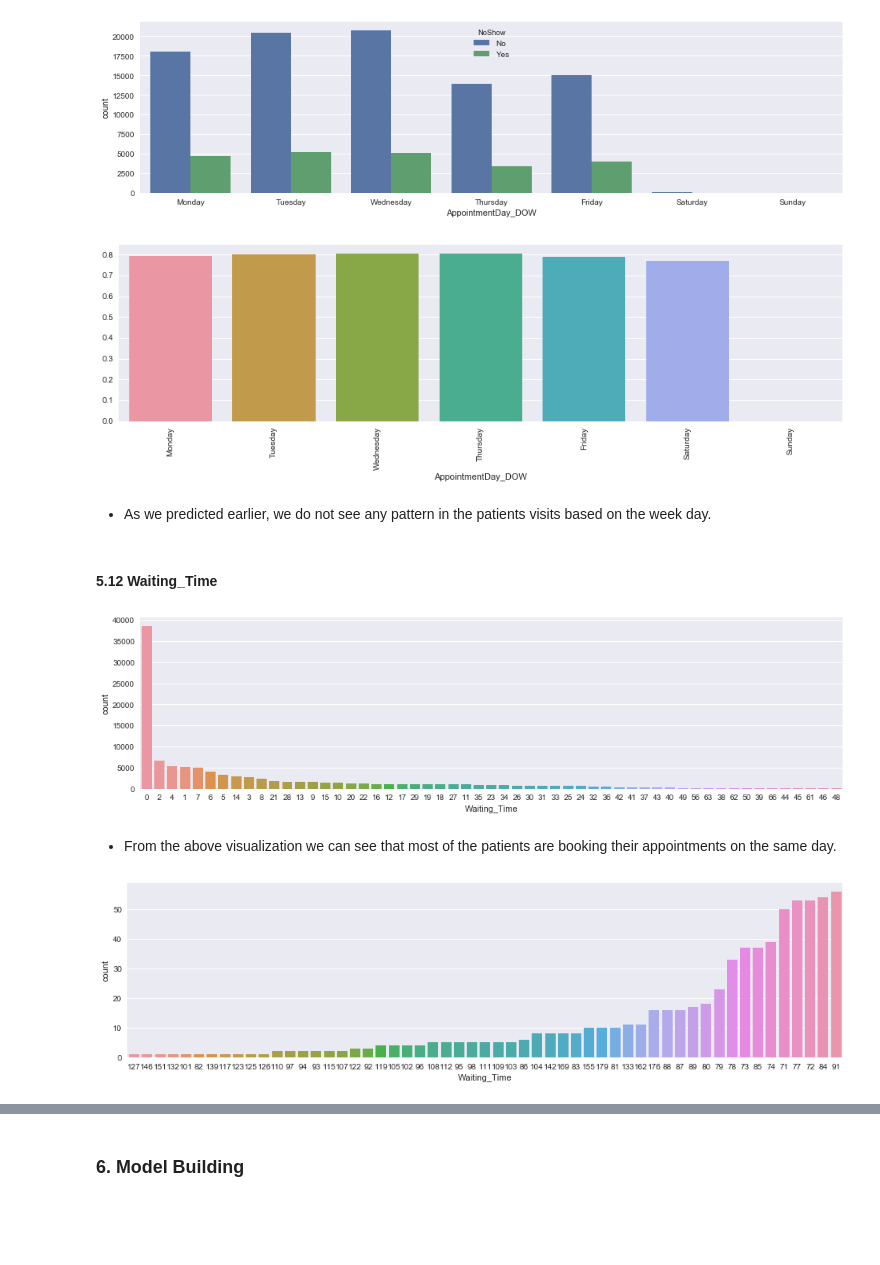
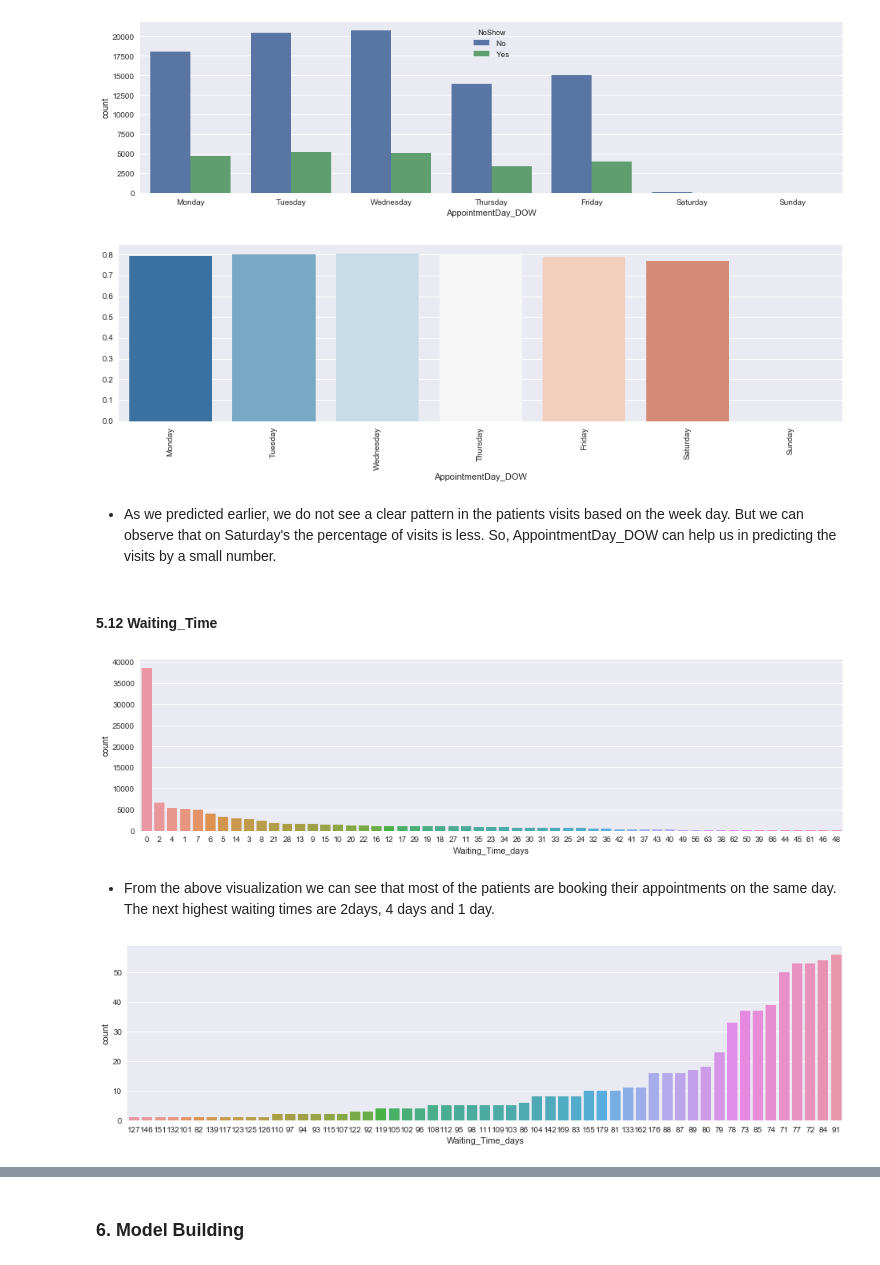
Before and after one commit to samratp-zz/Udacity_ML_Foundation, a Jupyter notebook: InferentialStatistics/Medical_Appointment_No_Shows.ipynb, the cells around one changed output, grey strips where cells are left out. Cells and saved outputs as stored; diff of their text form; code cells hidden in the pictures; blank space fills up the shorter version.

```diff
--- a/InferentialStatistics/Medical_Appointment_No_Shows.ipynb
+++ b/InferentialStatistics/Medical_Appointment_No_Shows.ipynb
@@ -138,3 +140,6 @@ From the above Info of the DataFrame and the sample data we can see that there a
+# %%
+# Drop 'PatientId' and 'AppointmentID' as they are just some system genrated numbers.
+df.drop(['PatientId', 'AppointmentID'], axis=1, inplace=True)
 # %%
 # Print Unique Values
 print("Unique Values in `Gender` => {}".format(df.Gender.unique()))
@@ -287,8 +300,8 @@ Ideally the `AppointmentDay` should be on or after the `ScheduledDay`. Below we
 # %%
 df['AppointmentDay'] = np.where((df['AppointmentDay'] - df['ScheduledDay']).dt.days < 0, df['ScheduledDay'], df['AppointmentDay'])
 
-# Get the Waiting_Time of the Patients.
-df['Waiting_Time'] = df['AppointmentDay'] - df['ScheduledDay']
-df['Waiting_Time'] = df['Waiting_Time'].dt.days
+# Get the Waiting Time in Days of the Patients.
+df['Waiting_Time_days'] = df['AppointmentDay'] - df['ScheduledDay']
+df['Waiting_Time_days'] = df['Waiting_Time_days'].dt.days
 # %%
 # Sanity check to see if the Waiting Time is less than Zero for any of the data points.
@@ -521,27 +597,27 @@ _ = sns.countplot(x=df.AppointmentDay_DOW, hue=df.NoShow, order=week_key)
 # %% [output]
 [figure]
 # %%
-df_a_ratio = df[df.NoShow == 'No'].groupby(['AppointmentDay_DOW']).size()/df.groupby(['AppointmentDay_DOW']).size()
+df_a_dow_ratio = df[df.NoShow == 'No'].groupby(['AppointmentDay_DOW']).size()/df.groupby(['AppointmentDay_DOW']).size()
 plt.figure(figsize=(16,4))
 plt.xticks(rotation=90)
-_ = sns.barplot(x=df_a_ratio.index, y=df_a_ratio, order=week_key)
+_ = sns.barplot(x=df_a_dow_ratio.index, y=df_a_dow_ratio, order=week_key, palette="RdBu_r")
 # %% [output]
-[figure, old version]
+[figure, new version]
 # %% [markdown]
-- As we predicted earlier, we do not see any pattern in the patients visits based on the week day.
+- As we predicted earlier, we do not see a clear pattern in the patients visits based on the week day. But we can observe that on Saturday's the percentage of visits is less. So, AppointmentDay_DOW can help us in predicting the visits by a small number.
 # %% [markdown]
 #### 5.12 Waiting_Time
 # %%
 plt.figure(figsize=(16,4))
-_ = sns.countplot(x=df.Waiting_Time, order=df.Waiting_Time.value_counts().iloc[:55].index)
+_ = sns.countplot(x=df.Waiting_Time_days, order=df.Waiting_Time_days.value_counts().iloc[:55].index)
 # %% [output]
-[figure, old version]
+[figure, new version]
 # %% [markdown]
-- From the above visualization we can see that most of the patients are booking their appointments on the same day.
+- From the above visualization we can see that most of the patients are booking their appointments on the same day. The next highest waiting times are 2days, 4 days and 1 day.
 # %%
 plt.figure(figsize=(16,4))
-_ = sns.countplot(x=df.Waiting_Time, order=df.Waiting_Time.value_counts(ascending=True).iloc[:55].index)
+_ = sns.countplot(x=df.Waiting_Time_days, order=df.Waiting_Time_days.value_counts(ascending=True).iloc[:55].index)
 # %% [output]
-[figure, old version]
+[figure, new version]
 # %%
 plt.figure(figsize=(16,4))
```
Also changed, not shown: parts of 64 cells of this notebook, 1 other file.
